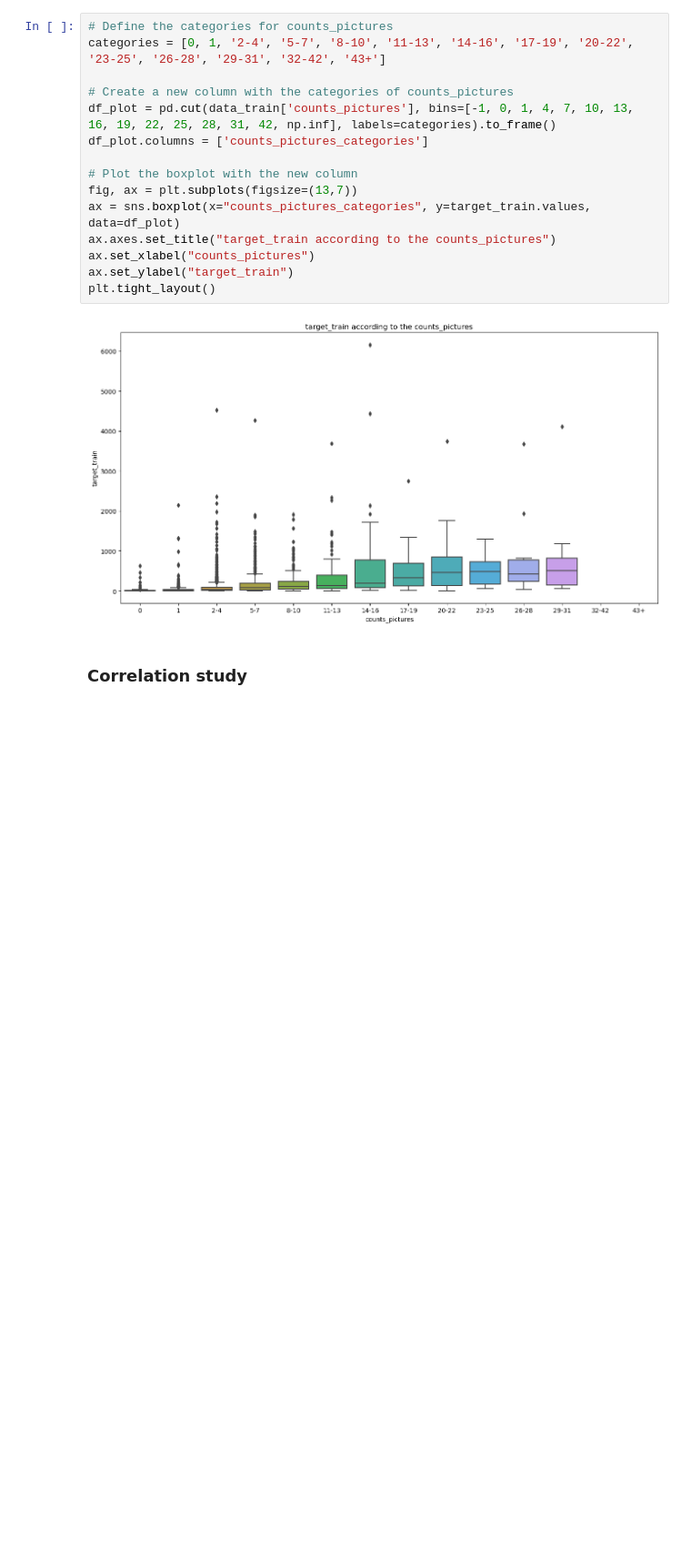
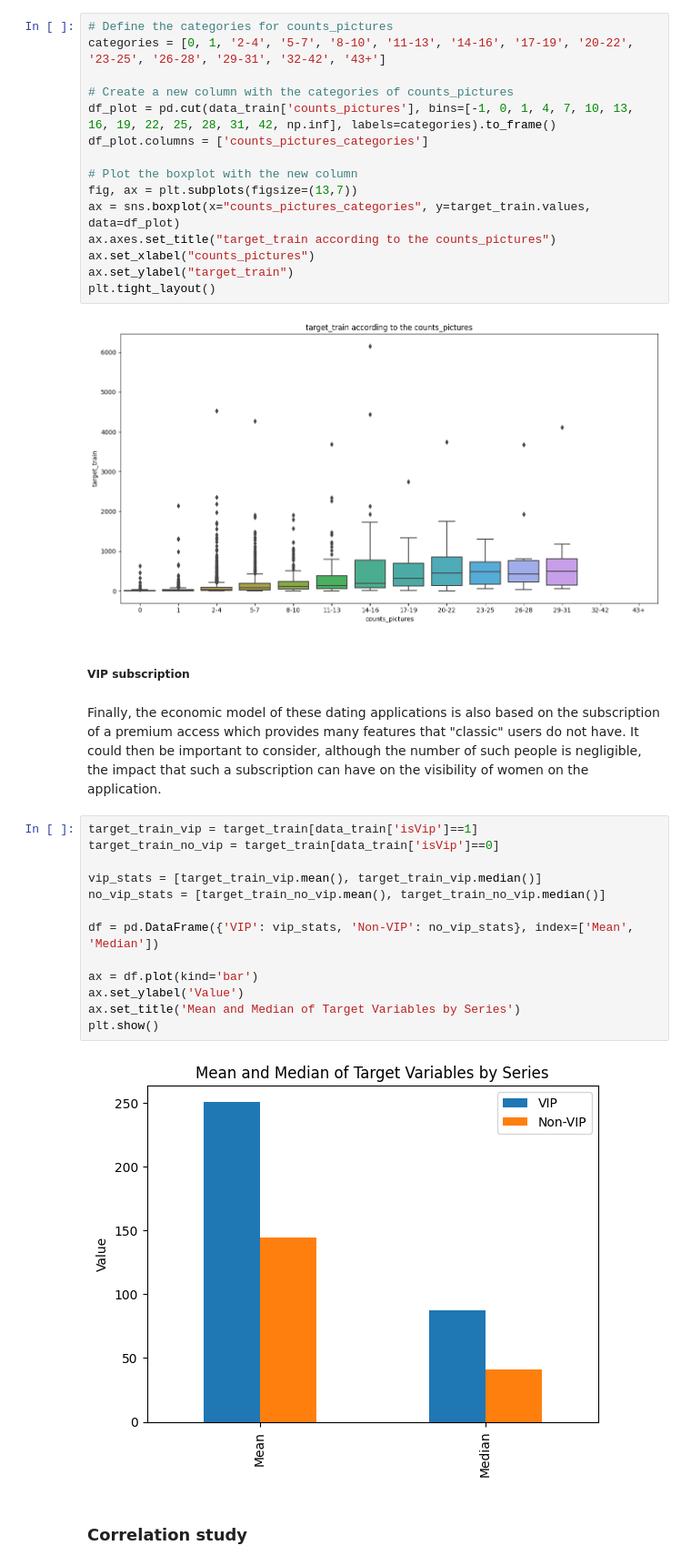
Before and after one commit to JstLearning/dating_app, a Jupyter notebook: dating_app_starting_kit.ipynb, the cells around one changed output. Shown at 91% size. Saved outputs shown, nothing was run; the diff lists cells and outputs as text; blank space fills up the shorter version.

Commit message:
vip subs target impact

```diff
--- a/dating_app_starting_kit.ipynb
+++ b/dating_app_starting_kit.ipynb
@@ -403,6 +403,26 @@ ax.set_ylabel("target_train")
 plt.tight_layout()
 # %% [output]
 [figure]
+# %% [markdown]
+##### VIP subscription
+# %% [markdown]
+Finally, the economic model of these dating applications is also based on the subscription of a premium access which provides many features that "classic" users do not have.
+It could then be important to consider, although the number of such people is negligible, the impact that such a subscription can have on the visibility of women on the application.
+# %%
+target_train_vip = target_train[data_train['isVip']==1]
+target_train_no_vip = target_train[data_train['isVip']==0]
+
+vip_stats = [target_train_vip.mean(), target_train_vip.median()]
+no_vip_stats = [target_train_no_vip.mean(), target_train_no_vip.median()]
+
+df = pd.DataFrame({'VIP': vip_stats, 'Non-VIP': no_vip_stats}, index=['Mean', 'Median'])
+
+ax = df.plot(kind='bar')
+ax.set_ylabel('Value')
+ax.set_title('Mean and Median of Target Variables by Series')
+plt.show()
+# %% [output]
+[figure, added]
 # %% [markdown]
 ### Correlation study
 # %% [markdown]
```
Also changed, not shown: parts of 4 cells of this notebook.
